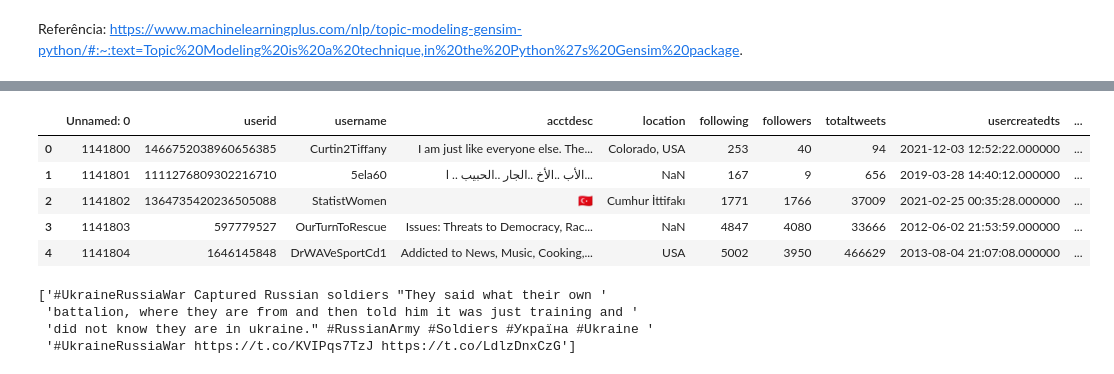
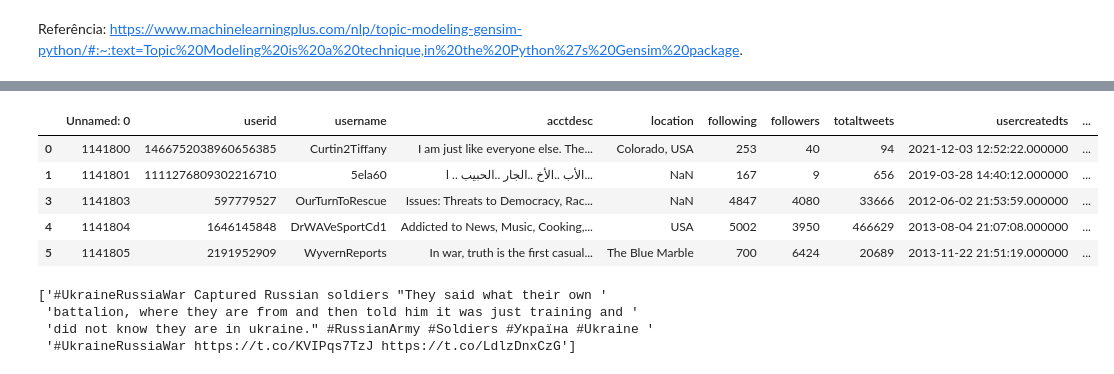
Before and after one commit to morrisgpeter/text-mining-ukraine-russia, a Jupyter notebook: modelagem-topicos.ipynb, the cells around one changed output, grey strips where cells are left out. Cells and saved outputs as stored; diff of their text form; code cells hidden in the pictures.

```diff
--- a/modelagem-topicos.ipynb
+++ b/modelagem-topicos.ipynb
@@ -29,15 +28,16 @@ from nltk.corpus import stopwords
 stop_words = stopwords.words('english')
 stop_words.extend(['from', 'subject', 're', 'edu', 'use'])
 # %%
-df = pd.read_csv('arquivos/UkraineCombinedTweetsDeduped_FEB27.csv')
+df = pd.read_csv('UkraineCombinedTweetsDeduped_FEB27.csv')
+df=df[df.language=="en"]
 df.head()
 # %% [output]
 |  | Unnamed: 0 | userid | username | acctdesc | location | following | followers | totaltweets | usercreatedts | ... |
 | 0 | 1141800 | 1466752038960656385 | Curtin2Tiffany | I am just like everyone else. The... | Colorado, USA | 253 | 40 | 94 | 2021-12-03 12:52:22.000000 | ... |
 | 1 | 1141801 | 1111276809302216710 | 5ela60 | الأب ..الأخ ..الجار ..الحبيب .. ا... | NaN | 167 | 9 | 656 | 2019-03-28 14:40:12.000000 | ... |
-| 2 | 1141802 | 1364735420236505088 | StatistWomen | 🇹🇷 | Cumhur İttifakı | 1771 | 1766 | 37009 | 2021-02-25 00:35:28.000000 | ... |
 | 3 | 1141803 | 597779527 | OurTurnToRescue | Issues: Threats to Democracy, Rac... | NaN | 4847 | 4080 | 33666 | 2012-06-02 21:53:59.000000 | ... |
 | 4 | 1141804 | 1646145848 | DrWAVeSportCd1 | Addicted to News, Music, Cooking,... | USA | 5002 | 3950 | 466629 | 2013-08-04 21:07:08.000000 | ... |
+| 5 | 1141805 | 2191952909 | WyvernReports | In war, truth is the first casual... | The Blue Marble | 700 | 6424 | 20689 | 2013-11-22 21:51:19.000000 | ... |
 # %%
 # Convert to list
 data = df.text.values.tolist()
```
Also changed, not shown: parts of 5 cells of this notebook.
